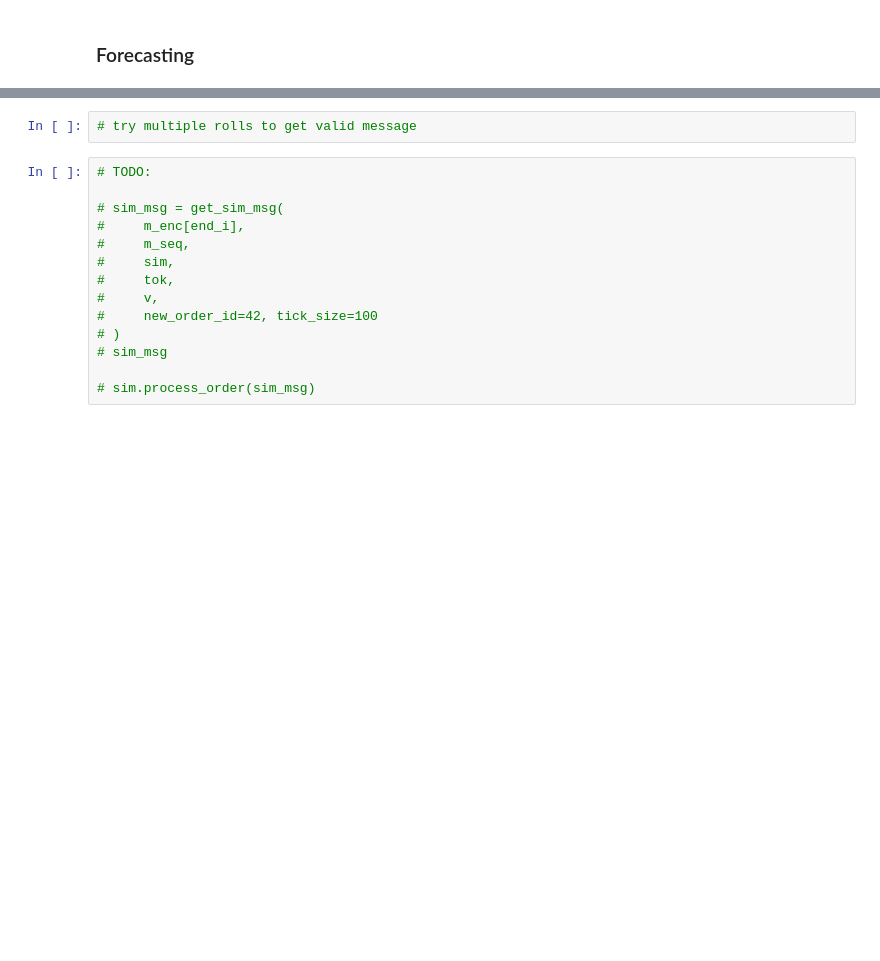
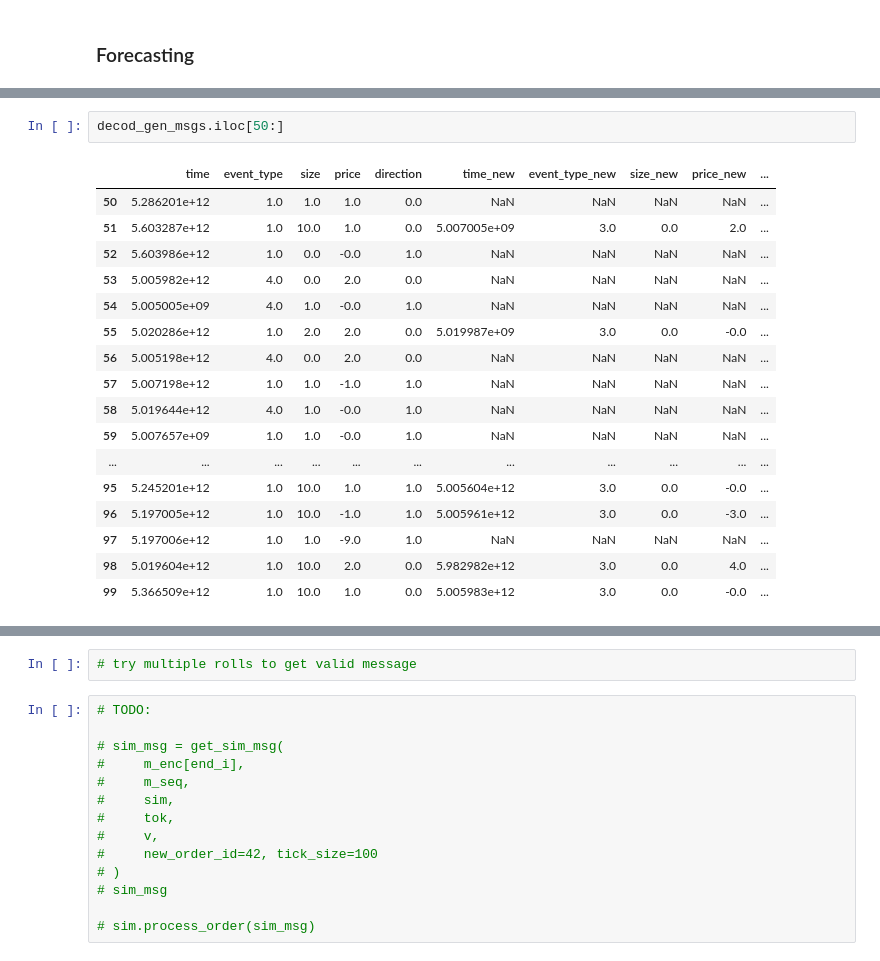
Before and after one commit to saschafrey/LOBS5_Prediction, a Jupyter notebook: lob/ar_pred.ipynb, the cells around one changed output, grey strips where cells are left out. Drawn from its saved outputs; the diff is of its cells as text; blank space fills up the shorter version.

```diff
--- a/lob/ar_pred.ipynb
+++ b/lob/ar_pred.ipynb
@@ -441,0 +951,20 @@ m_seq = m_seq_start.copy()
+# %%
+decod_gen_msgs.iloc[50:]
+# %% [output]
+|  | time | event_type | size | price | direction | time_new | event_type_new | size_new | price_new | ... |
+| 50 | 5.286201e+12 | 1.0 | 1.0 | 1.0 | 0.0 | NaN | NaN | NaN | NaN | ... |
+| 51 | 5.603287e+12 | 1.0 | 10.0 | 1.0 | 0.0 | 5.007005e+09 | 3.0 | 0.0 | 2.0 | ... |
+| 52 | 5.603986e+12 | 1.0 | 0.0 | -0.0 | 1.0 | NaN | NaN | NaN | NaN | ... |
+| 53 | 5.005982e+12 | 4.0 | 0.0 | 2.0 | 0.0 | NaN | NaN | NaN | NaN | ... |
+| 54 | 5.005005e+09 | 4.0 | 1.0 | -0.0 | 1.0 | NaN | NaN | NaN | NaN | ... |
+| 55 | 5.020286e+12 | 1.0 | 2.0 | 2.0 | 0.0 | 5.019987e+09 | 3.0 | 0.0 | -0.0 | ... |
+| 56 | 5.005198e+12 | 4.0 | 0.0 | 2.0 | 0.0 | NaN | NaN | NaN | NaN | ... |
+| 57 | 5.007198e+12 | 1.0 | 1.0 | -1.0 | 1.0 | NaN | NaN | NaN | NaN | ... |
+| 58 | 5.019644e+12 | 4.0 | 1.0 | -0.0 | 1.0 | NaN | NaN | NaN | NaN | ... |
+| 59 | 5.007657e+09 | 1.0 | 1.0 | -0.0 | 1.0 | NaN | NaN | NaN | NaN | ... |
+| ... | ... | ... | ... | ... | ... | ... | ... | ... | ... | ... |
+| 95 | 5.245201e+12 | 1.0 | 10.0 | 1.0 | 1.0 | 5.005604e+12 | 3.0 | 0.0 | -0.0 | ... |
+| 96 | 5.197005e+12 | 1.0 | 10.0 | -1.0 | 1.0 | 5.005961e+12 | 3.0 | 0.0 | -3.0 | ... |
+| 97 | 5.197006e+12 | 1.0 | 1.0 | -9.0 | 1.0 | NaN | NaN | NaN | NaN | ... |
+| 98 | 5.019604e+12 | 1.0 | 10.0 | 2.0 | 0.0 | 5.982982e+12 | 3.0 | 0.0 | 4.0 | ... |
+| 99 | 5.366509e+12 | 1.0 | 10.0 | 1.0 | 0.0 | 5.005983e+12 | 3.0 | 0.0 | -0.0 | ... |
```
Also changed, not shown: parts of 66 cells of this notebook, 16 other files.
